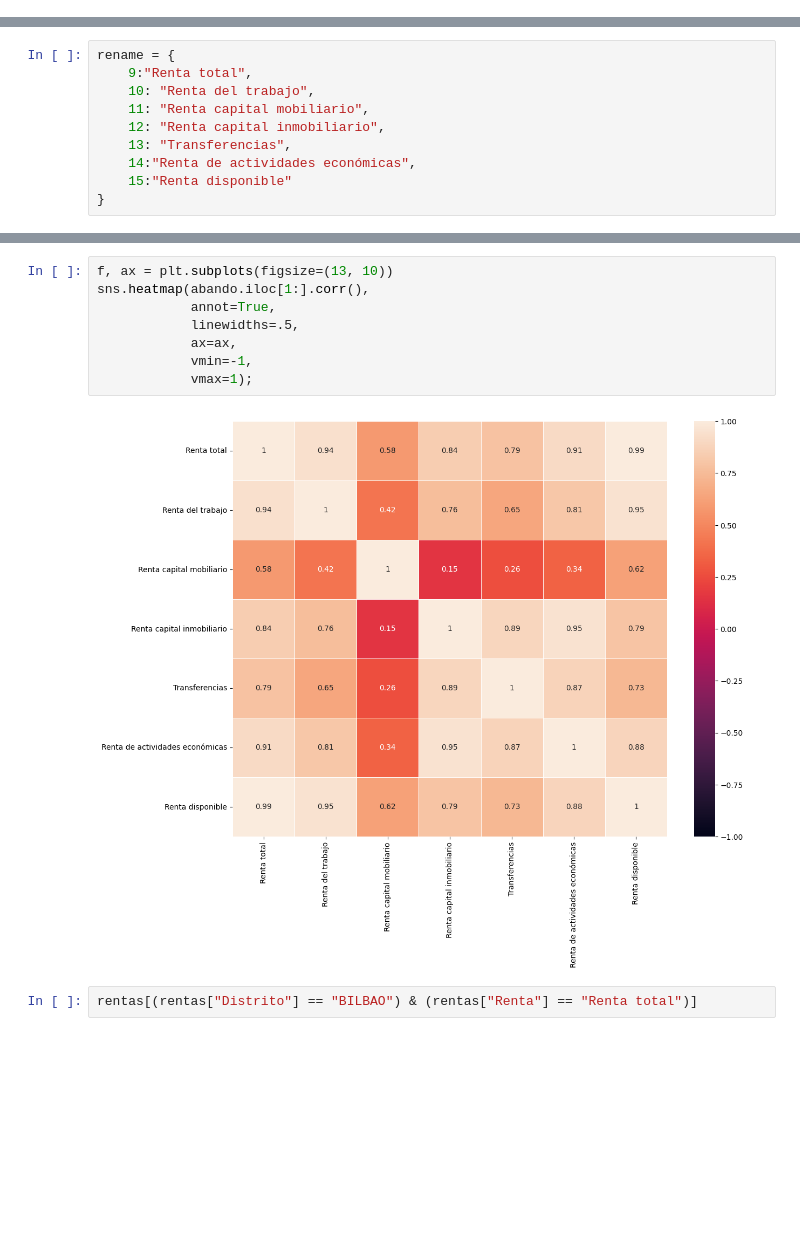
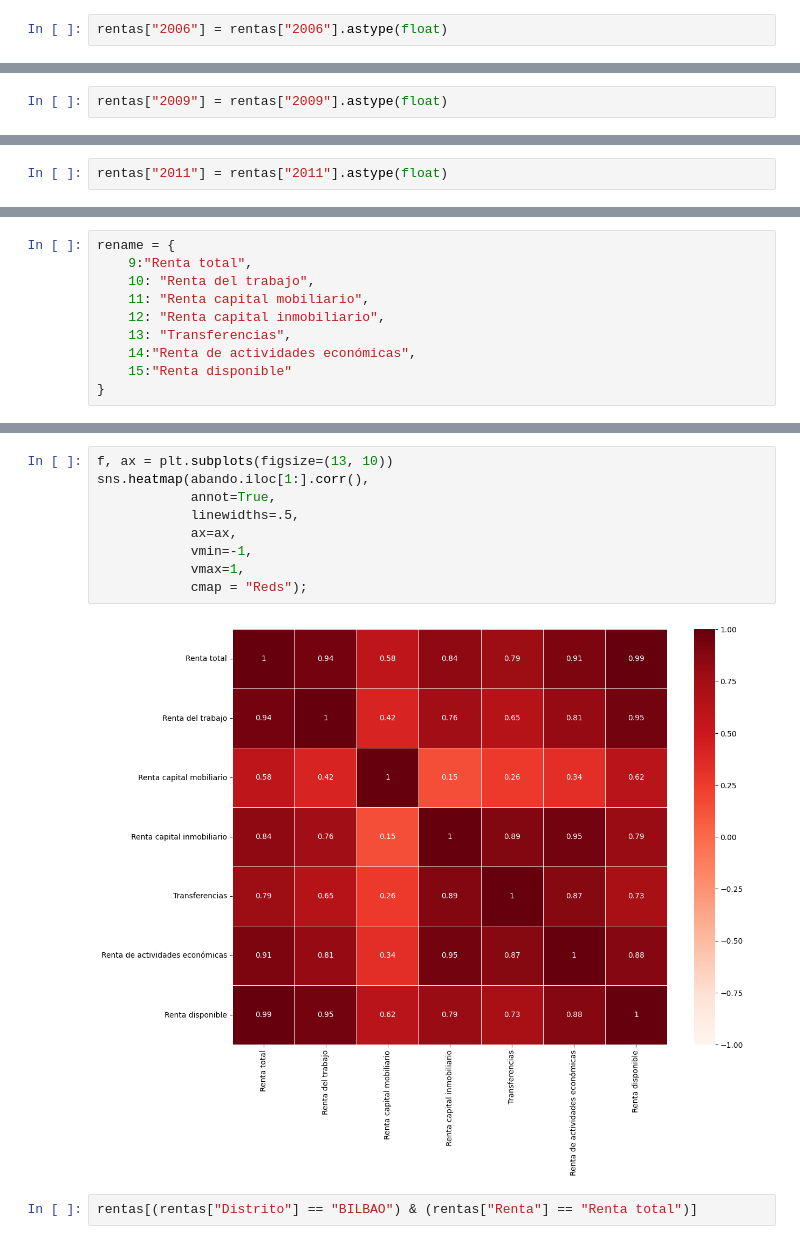
Before and after one commit to PacoFletcher/EDA, a Jupyter notebook: Rentas distritos Bilbao.ipynb, the cells around one changed output, grey strips where cells are left out. Cells and saved outputs as stored; diff of their text form; blank space fills up the shorter version.

```diff
--- a/Rentas distritos Bilbao.ipynb
+++ b/Rentas distritos Bilbao.ipynb
@@ -237,0 +264,2 @@ See the caveats in the documentation: https://pandas.pydata.org/pandas-docs/stab
+# %%
+rentas["2006"] = rentas["2006"].astype(float)
@@ -237,0 +291,2 @@ See the caveats in the documentation: https://pandas.pydata.org/pandas-docs/stab
+# %%
+rentas["2009"] = rentas["2009"].astype(float)
@@ -237,0 +318,2 @@ See the caveats in the documentation: https://pandas.pydata.org/pandas-docs/stab
+# %%
+rentas["2011"] = rentas["2011"].astype(float)
@@ -453,13 +873,14 @@ abando
 # %%
 f, ax = plt.subplots(figsize=(13, 10))
 sns.heatmap(abando.iloc[1:].corr(),
             annot=True,
             linewidths=.5,
             ax=ax,
             vmin=-1,
-            vmax=1);
+            vmax=1,
+            cmap = "Reds");
 # %% [output]
-[figure, old version]
+[figure, new version]
 # %%
 rentas[(rentas["Distrito"] == "BILBAO") & (rentas["Renta"] == "Renta total")]
 # %% [output]
```
Also changed, not shown: parts of 33 cells of this notebook.
